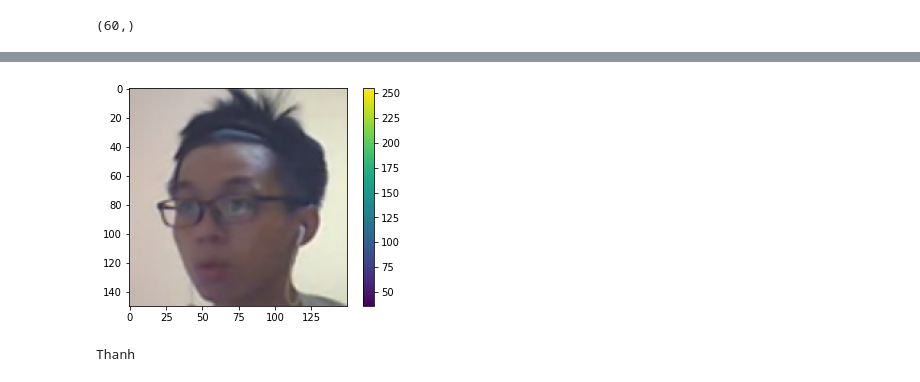
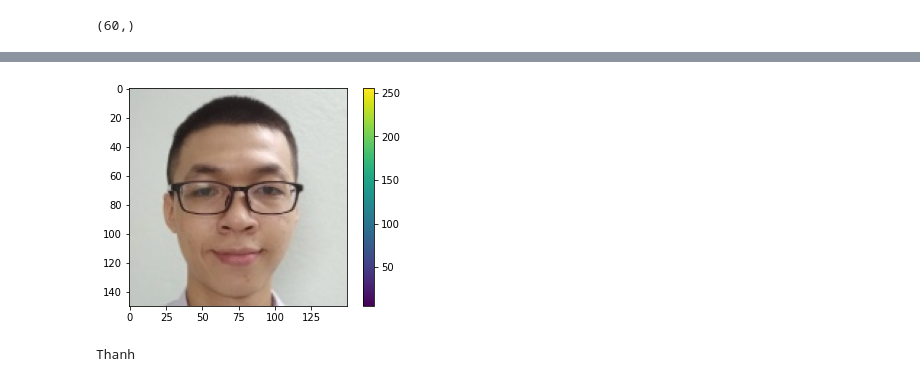
Before and after one commit to thanhnt19146391/study, a Jupyter notebook: Ex1_BuiltModel.ipynb, the cells around one changed output, grey strips where cells are left out. Saved outputs shown, nothing was run; the diff lists cells and outputs as text; code cells hidden in the pictures.

```diff
--- a/Ex1_BuiltModel.ipynb
+++ b/Ex1_BuiltModel.ipynb
@@ -196,23 +197,23 @@ uploaded = files.upload()
 # %%
-model = Load_model(0)
+model = Load_model(1)
 Who_I_Am = [
             "Not Thanh",
             "Thanh"
 ]
 
-img = cv2.imread("0.jpg")
+img = cv2.imread("10.jpg")
 min = np.min(img.shape[:2])
 img = img[:min, :min]
 img = cv2.resize(img, IMG_SIZE)
 show_rgb_img(img)
 img = cv2.cvtColor(img, cv2.COLOR_BGR2GRAY)
 img = img.reshape(1, RESHAPED)
 # print(img.shape)
 img = img.astype('float32')
 img /= 255
 
 predictions = model.predict(img)
 print(Who_I_Am[np.argmax(predictions, axis = 1)[0]])
 # %% [output]
-[figure, old version]
+[figure, new version]
 Thanh
```
Also changed, not shown: parts of 4 cells of this notebook.
